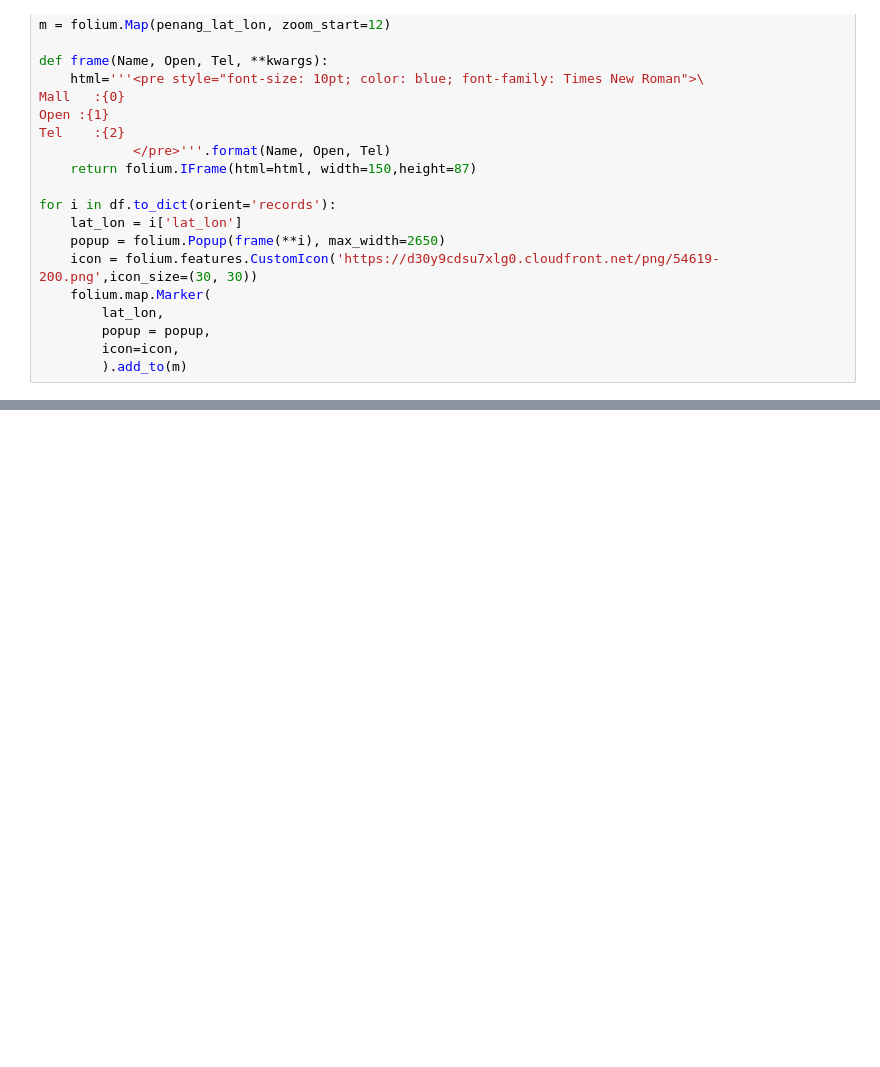
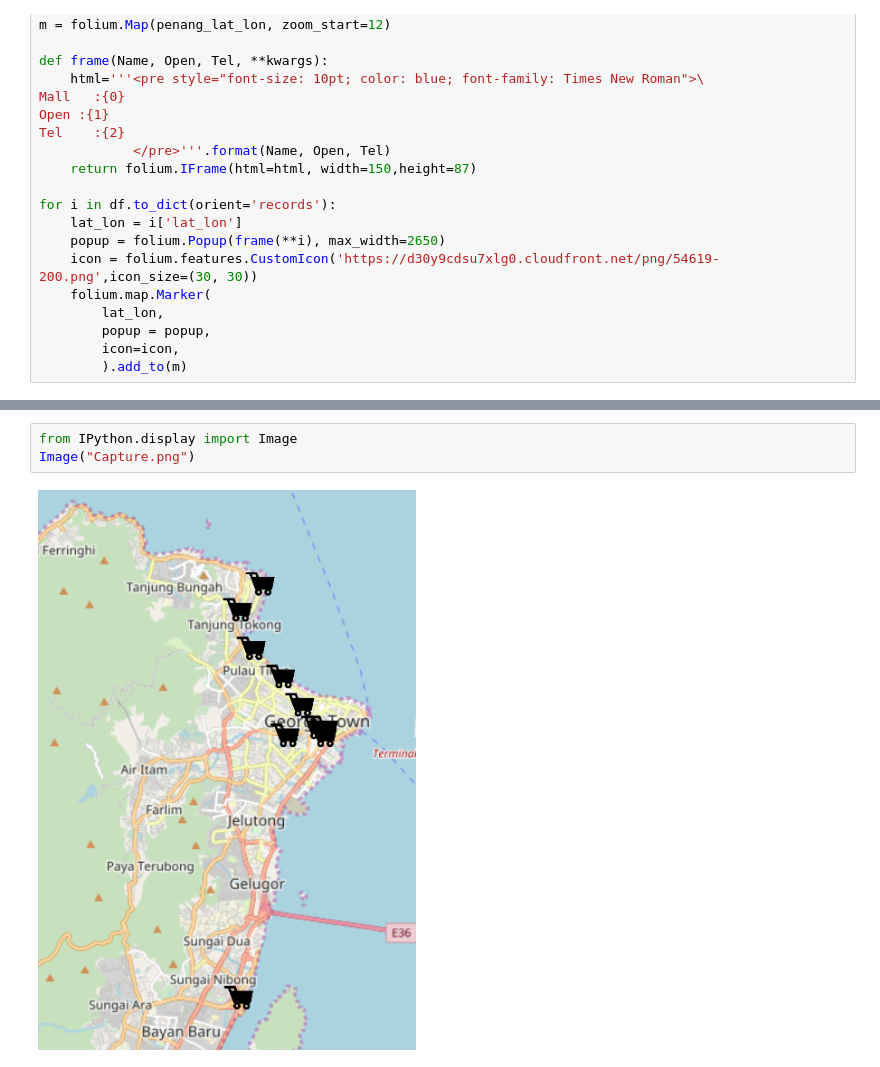
Before and after one commit to neurotichl/Random, a Jupyter notebook: Requests and Geocoder.ipynb, the cells around one changed output, grey strips where cells are left out. Saved outputs shown, nothing was run; the diff lists cells and outputs as text; blank space fills up the shorter version.

Commit message:
Add Image (try)
Github is unable to display the map folium plotted, so I try to screenshot it into image and reupload see if it can be viewed

```diff
--- a/Requests and Geocoder.ipynb
+++ b/Requests and Geocoder.ipynb
@@ -111,3 +111,8 @@ for i in df.to_dict(orient='records'):
 m
 # %% [output]
 [interactive output not drawn]
+# %%
+from IPython.display import Image
+Image("Capture.png")
+# %% [output]
+[figure, added]
```
